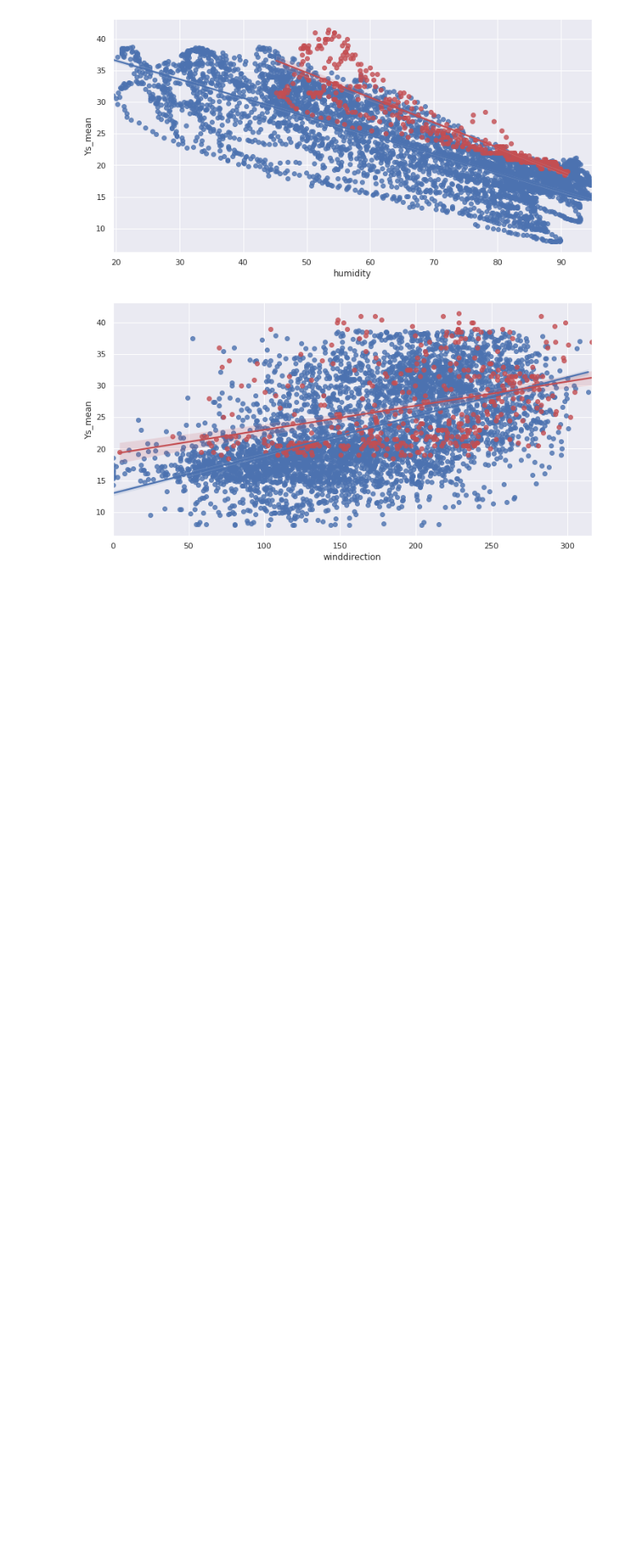
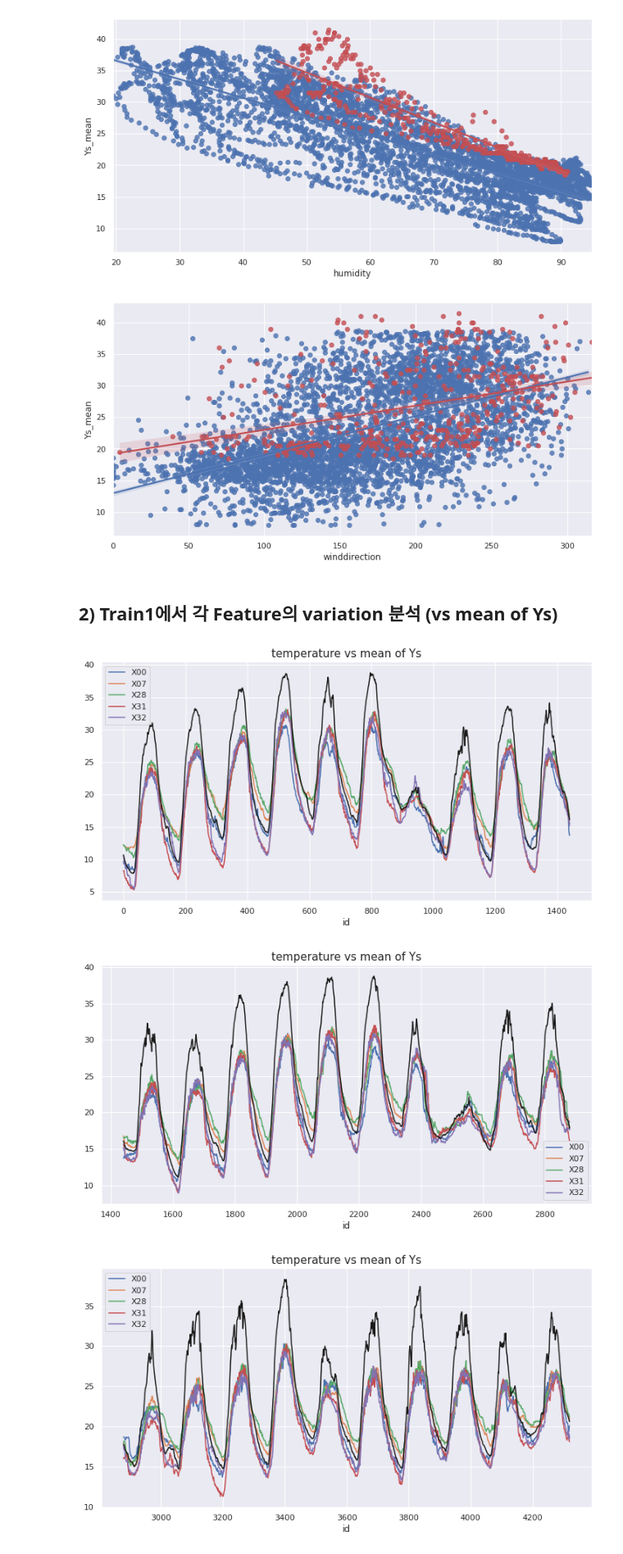
Before and after one commit to meucham11/Dacon, a Jupyter notebook: Dacon_learn.ipynb, the cells around one changed output. Shown at 82% size. Saved outputs shown, nothing was run; the diff lists cells and outputs as text; code cells hidden in the pictures; blank space fills up the shorter version.

```diff
--- a/Dacon_learn.ipynb
+++ b/Dacon_learn.ipynb
@@ -222,3 +224,19 @@ for df in X_list:
     df.drop(indicator_dict['winddirection'], axis=1, inplace=True)
     df.drop(indicator_dict['precipitation'], axis=1, inplace=True)
 indicator_dict = dict((k,indicator_dict[k]) for k in ['temperature', 'humidity', 'insolation'] if k in indicator_dict)
+# %% [markdown]
+## 2) Train1에서 각 Feature의 variation 분석 (vs mean of Ys)
+# %%
+# 30일을 10일 단위로 나누어 시각화
+# vs temperature
+for idx in range(0, 30, 10):
+    idx1, idx2 = 144*idx, 144*(idx+10)
+
+    fig, ax = plt.subplots(figsize=(12, 6))
+    train1_X.loc[idx1:idx2, indicator_dict['temperature']].plot(ax=ax)
+    train1_Ys_mean.loc[idx1:idx2].plot(ax=ax, color='k')
+    ax.set_title('temperature vs mean of Ys', size=15)
+# %% [output]
+[figure, added]
+[figure, added]
+[figure, added]
```
Also changed, not shown: parts of 12 cells of this notebook.
